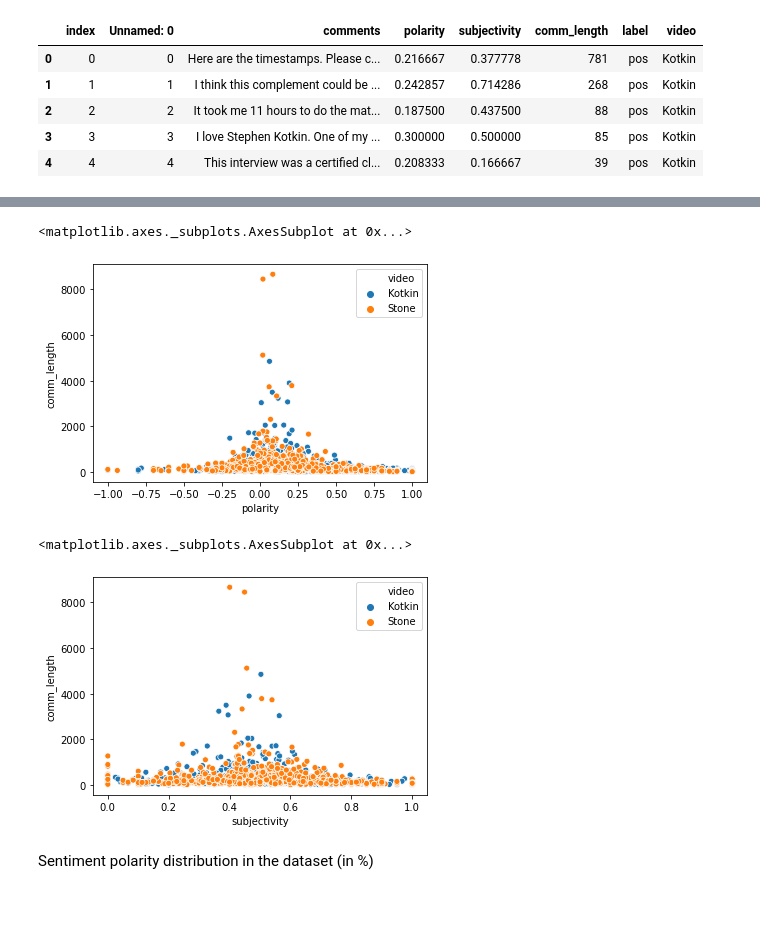
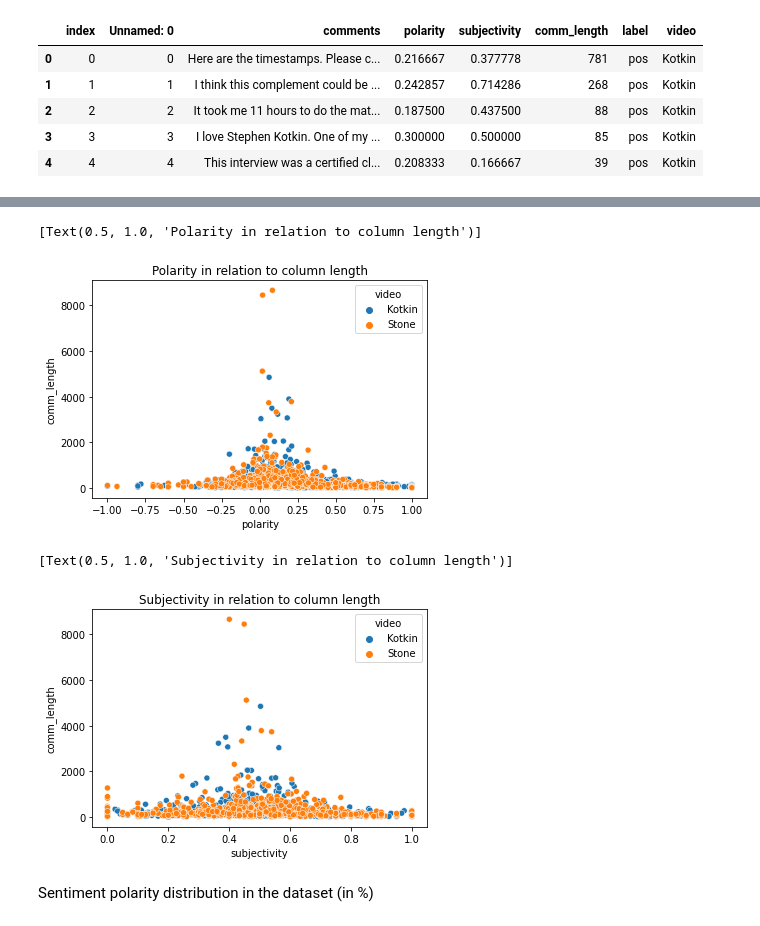
Before and after one commit to KamenDamov/NLP-Comments, a Jupyter notebook: analysis.ipynb, the cells around one changed output, grey strips where cells are left out. Saved outputs shown, nothing was run; the diff lists cells and outputs as text; code cells hidden in the pictures.

```diff
--- a/analysis.ipynb
+++ b/analysis.ipynb
@@ -131,15 +157,18 @@ Name: comm_length, dtype: float64
 # %%
-sns.scatterplot(data=df, x='polarity', y='comm_length', hue='video')
+sns.scatterplot(data=df,
+                x='polarity',
+                y='comm_length',
+                hue='video').set(title = "Polarity in relation to column length")
 #We see that the longer the comment, the more it's around the zero mark, or neutrality
 # %% [output]
-<matplotlib.axes._subplots.AxesSubplot at 0x...>
+[Text(0.5, 1.0, 'Polarity in relation to column length')]
-[figure, old version]
+[figure, new version]
 # %%
-sns.scatterplot(data=df, x='subjectivity', y='comm_length', hue = 'video')
+sns.scatterplot(data=df, x='subjectivity', y='comm_length', hue = 'video').set(title = "Subjectivity in relation to column length")
 #Same interpretation here, the longer the comment, the more it turns around the neutrality point
 # %% [output]
-<matplotlib.axes._subplots.AxesSubplot at 0x...>
+[Text(0.5, 1.0, 'Subjectivity in relation to column length')]
-[figure, old version]
+[figure, new version]
 # %%
 #We see there is less positive sentiment in the Stone video, people seem to disagree with his views/takes
 #Let's create a table to see proportion of positive vs negative vs neutral.
```
Also changed, not shown: parts of 13 cells of this notebook.
